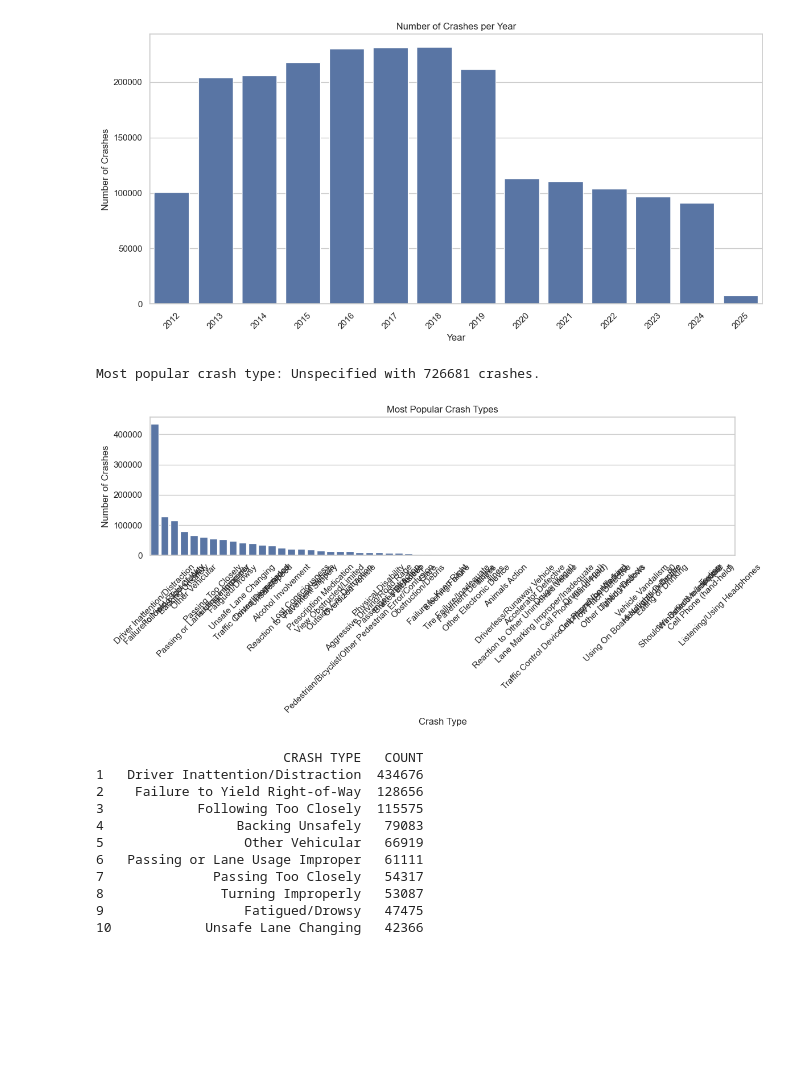
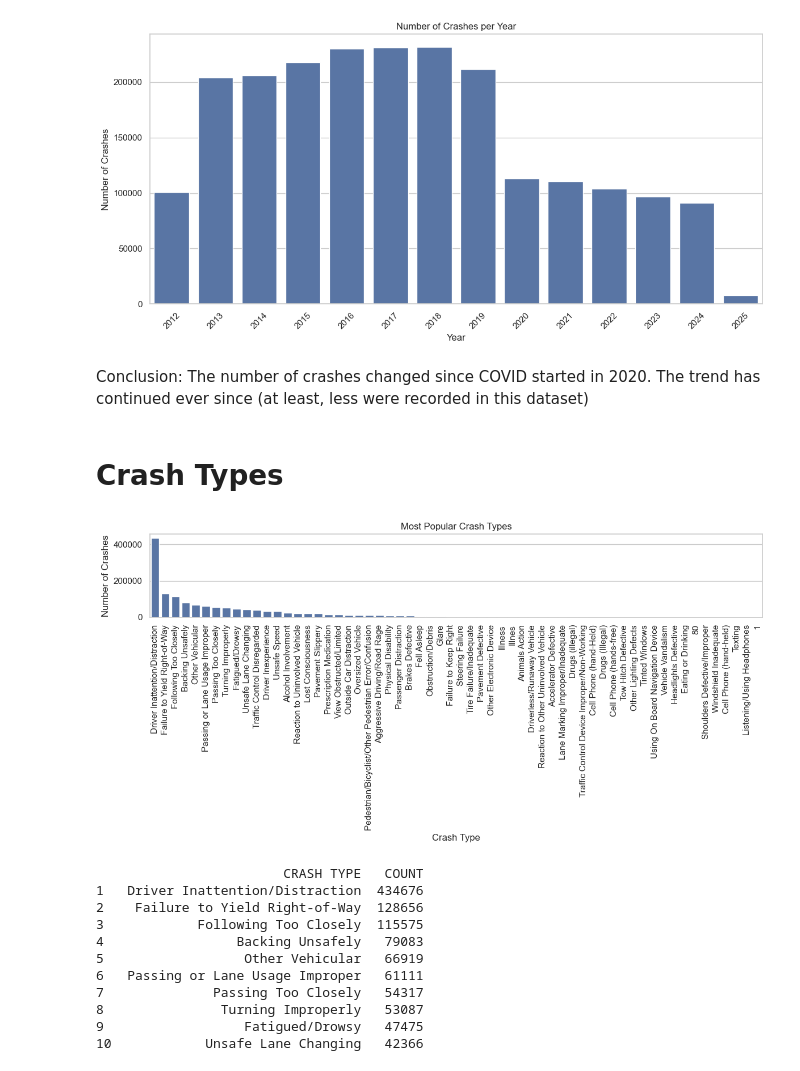
Before and after one commit to Silverasdf/ny_crashes_project, a Jupyter notebook: initial_analysis.ipynb, the cells around one changed output. Drawn from its saved outputs; the diff is of its cells as text; code cells hidden in the pictures; blank space fills up the shorter version.

```diff
--- a/initial_analysis.ipynb
+++ b/initial_analysis.ipynb
@@ -80,8 +138,8 @@ df
 
 df['CRASH DATE'] = pd.to_datetime(df['CRASH DATE'], format='%m/%d/%Y', errors='coerce')
 #Filter out any rows that don't have a crash date
-df = df.dropna(subset=['CRASH DATE'])
-df.dtypes
+df_dates = df.dropna(subset=['CRASH DATE'])
+df_dates.dtypes
 # %% [output]
 CRASH DATE                       datetime64[ns]
 CRASH TIME                               object
@@ -102,27 +160,30 @@ VEHICLE TYPE CODE 5                      object
 dtype: object
 # %%
 #Print the MOST POPULAR CRASH DATE and number of crashes on that date
-most_popular_date = df['CRASH DATE'].mode()[0]
-most_popular_date_count = df['CRASH DATE'].value_counts().max()
+most_popular_date = df_dates['CRASH DATE'].mode()[0]
+most_popular_date_count = df_dates['CRASH DATE'].value_counts().max()
 print(f"Most popular crash date: {most_popular_date} with {most_popular_date_count} crashes.")
 
 #Plot the number of crashes per month (so aggregate by month)
-df['CRASH MONTH'] = df['CRASH DATE'].dt.month
-df['CRASH YEAR'] = df['CRASH DATE'].dt.year
-df['CRASH MONTH YEAR'] = df['CRASH MONTH'].astype(str) + '/' + df['CRASH YEAR'].astype(str)
+df_dates['CRASH MONTH'] = df_dates['CRASH DATE'].dt.month
+df_dates['CRASH YEAR'] = df_dates['CRASH DATE'].dt.year
+df_dates['CRASH MONTH YEAR'] = df_dates['CRASH MONTH'].astype(str) + '/' + df_dates['CRASH YEAR'].astype(str)
 
 #Group by month and year
-monthly_crashes = df.groupby(['CRASH MONTH', 'CRASH YEAR']).size().reset_index(name='COUNT')
+monthly_crashes = df_dates.groupby(['CRASH MONTH', 'CRASH YEAR']).size().reset_index(name='COUNT')
 monthly_crashes['CRASH MONTH YEAR'] = monthly_crashes['CRASH MONTH'].astype(str) + '/' + monthly_crashes['CRASH YEAR'].astype(str)
 monthly_crashes = monthly_crashes.sort_values(by=['CRASH YEAR', 'CRASH MONTH'])
 
-#Plot the number of crashes per month
 import matplotlib.pyplot as plt
 import seaborn as sns
 sns.set(style="whitegrid")
 plt.figure(figsize=(12, 6))
 sns.lineplot(data=monthly_crashes, x='CRASH MONTH YEAR', y='COUNT', marker='o')
-plt.xticks(rotation=45)
+
+# Set x-axis ticks to avoid overcrowding
+xticks = monthly_crashes['CRASH MONTH YEAR'][::6]  # Show every 6th month
+plt.xticks(ticks=xticks, rotation=90)
+
 plt.title('Number of Crashes per Month')
 plt.xlabel('Month/Year')
 plt.ylabel('Number of Crashes')
@@ -148,31 +211,28 @@ plt.tight_layout()
 plt.show()
 # %% [output]
 [figure]
-# %%
-#Print most popular type of crash
-most_popular_crash_type = df['CONTRIBUTING FACTOR VEHICLE 1'].mode()[0]
-most_popular_crash_type_count = df['CONTRIBUTING FACTOR VEHICLE 1'].value_counts().max()
-print(f"Most popular crash type: {most_popular_crash_type} with {most_popular_crash_type_count} crashes.")
-# %% [output]
-Most popular crash type: Unspecified with 726681 crashes.
+# %% [markdown]
+Conclusion: The number of crashes changed since COVID started in 2020. The trend has continued ever since (at least, less were recorded in this dataset)
+# %% [markdown]
+# Crash Types
 # %%
 #Plot the most popular crash types
 #Group by crash type, ignore "Unspecified"
 crash_types = df['CONTRIBUTING FACTOR VEHICLE 1'].value_counts().reset_index()
 crash_types.columns = ['CRASH TYPE', 'COUNT']
 crash_types = crash_types[~crash_types['CRASH TYPE'].isin(['Unspecified'])]
 crash_types = crash_types.sort_values(by=['COUNT'], ascending=False)
 #Plot the most popular crash types
 plt.figure(figsize=(12, 6))
 sns.barplot(data=crash_types, x='CRASH TYPE', y='COUNT')
-plt.xticks(rotation=45)
+plt.xticks(rotation=90)
 plt.title('Most Popular Crash Types')
 plt.xlabel('Crash Type')
 plt.ylabel('Number of Crashes')
 plt.tight_layout()
 plt.show()
 # %% [output]
-[figure, old version]
+[figure, new version]
 # %%
 #Instead of plotting, just sort the crash types by count and print the top 10
 
```
Also changed, not shown: parts of 35 cells of this notebook.
